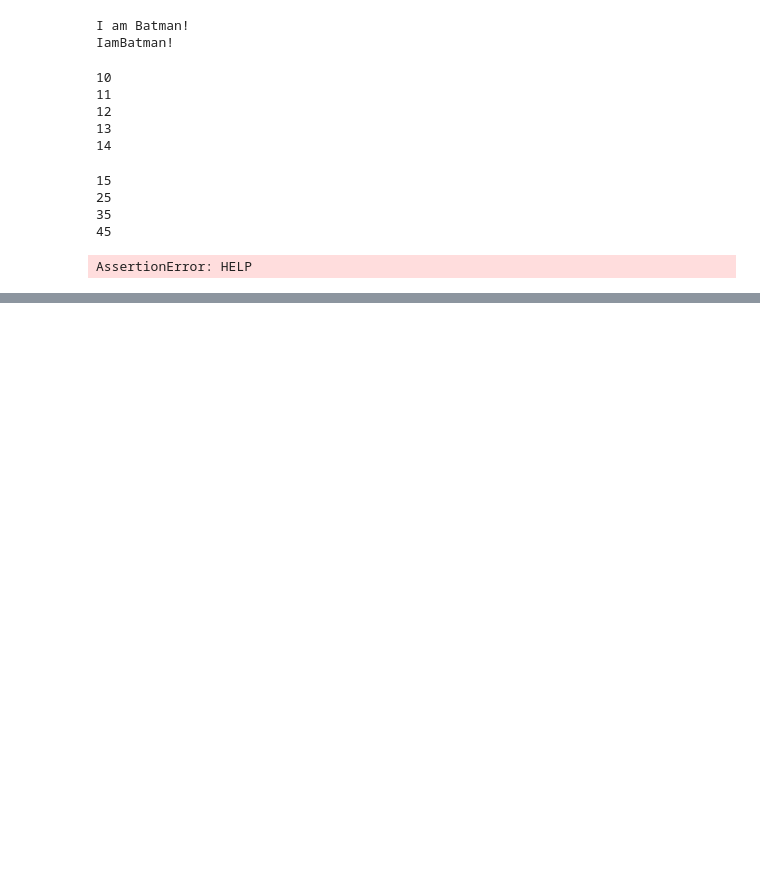
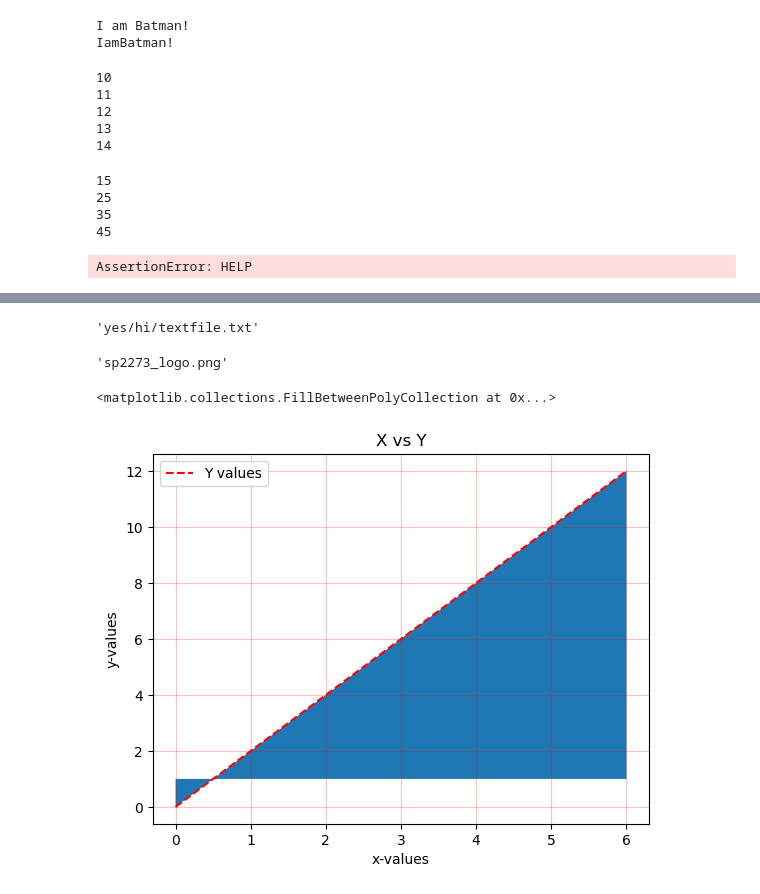
Before and after one commit to SPS-SP2273/learning-portfolio-reneeyeapyewjin, a Jupyter notebook: Testing/notes.ipynb, the cells around one changed output, grey strips where cells are left out. Cells and saved outputs as stored; diff of their text form; code cells hidden in the pictures; blank space fills up the shorter version.

```diff
--- a/Testing/notes.ipynb
+++ b/Testing/notes.ipynb
@@ -309,0 +561,10 @@ AssertionError: HELP
+# %%
+newpath = os.path.join('yes','hi','textfile.txt')
+shutil.move('textfile.txt', newpath)
+# %% [output]
+'yes/hi/textfile.txt'
+# %%
+path = 'people/Ringo/imgs/sp2273_logo.png'
+os.path.split(path)[-1]      # Split filename from the rest
+# %% [output]
+'sp2273_logo.png'
@@ -309,0 +574,18 @@ AssertionError: HELP
+# %%
+# Some data for plotting
+x = [0, 1, 2, 3, 4, 5, 6]
+y_1 = [0, 2, 4, 6, 8, 10, 12]
+y_2 = [0, 3, 6, 9, 12, 15, 18]
+
+# Let's start plotting
+plt.plot(x, y_1, label='Y values',
+         color='red', linestyle='dashed')
+plt.xlabel('x-values')
+plt.ylabel('y-values')
+plt.title('X vs Y')
+plt.grid(alpha=.25, color = 'red')
+plt.legend(loc='upper left')
+plt.fill_between(x,1,y_1)
+# %% [output]
+<matplotlib.collections.FillBetweenPolyCollection at 0x...>
+[figure, added]
```
Also changed, not shown: parts of 49 cells of this notebook, 8 other files.
